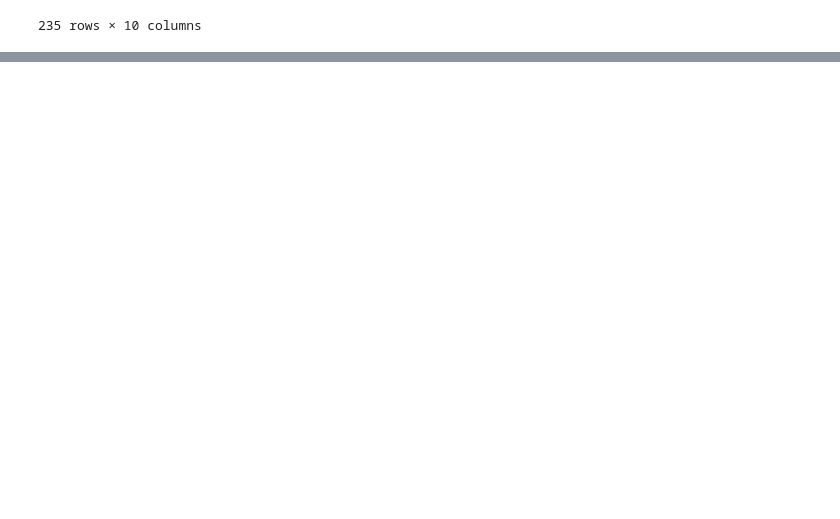
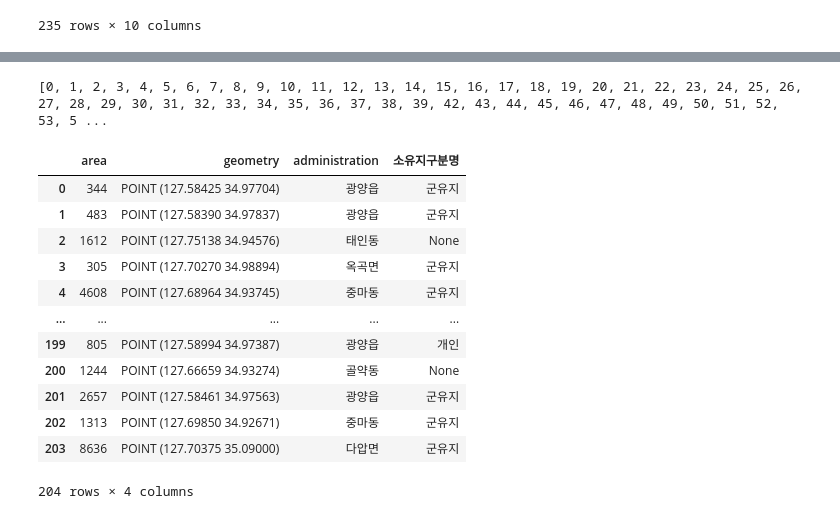
Before and after one commit to jaejae-yoo/COMPAS, a Jupyter notebook: polygon.ipynb, the cells around one changed output, grey strips where cells are left out. Saved outputs shown, nothing was run; the diff lists cells and outputs as text; code cells hidden in the pictures; blank space fills up the shorter version.

```diff
--- a/polygon.ipynb
+++ b/polygon.ipynb
@@ -260,0 +398,5 @@ campsite
+# %%
+traffic_facility_parkingLot = traffic_facility_parkingLot.drop([traffic_facility_parkingLot.index[153],traffic_facility_parkingLot.index[154],
+                                                               traffic_facility_parkingLot.index[155],traffic_facility_parkingLot.index[156]])
+traffic_facility_parkingLot.reset_index(drop=True,inplace=True)
+traffic_facility_parkingLot
@@ -260,0 +417,10 @@ campsite
+# %%
+tlist = []
+for i in range(len(traffic_facility_parkingLot)):
+    for j in range(len(gyboundary)):
+        if traffic_facility_parkingLot.geometry[i].within(gyboundary.geometry[j]) == True:
+            tlist.append(gyboundary.ADM_DR_NM[j])
+
+
+traffic_facility_parkingLot['administration'] = tlist
+traffic_facility_parkingLot
@@ -260,0 +466,38 @@ campsite
+# %%
+owner_list = []
+exception_list=[]
+count=0
+for i in range(len(traffic_facility_parkingLot.geometry)):
+    for j in range(len(owner_land.geometry)):
+        if traffic_facility_parkingLot.geometry[i].within(owner_land.geometry[j]) == True:
+            owner_list.append(owner_land.소유구분명[j])
+            exception_list.append(i)
+            count+=1
+            print(count)
+# %%
+print(exception_list)
+# %% [output]
+[0, 1, 2, 3, 4, 5, 6, 7, 8, 9, 10, 11, 12, 13, 14, 15, 16, 17, 18, 19, 20, 21, 22, 23, 24, 25, 26, 27, 28, 29, 30, 31, 32, 33, 34, 35, 36, 37, 38, 39, 42, 43, 44, 45, 46, 47, 48, 49, 50, 51, 52, 53, 5 ...
+# %%
+#40, 41번 index가 소유지 정보에 아예 존재하지 않음
+owner_list.insert(40, None)
+owner_list.insert(41, None)
+# %%
+# 26.광양시_도시계획(교통시설) 소유자구분 추가 완료
+
+traffic_facility_parkingLot['소유지구분명'] = owner_list
+traffic_facility_parkingLot
+# %% [output]
+|  | area | geometry | administration | 소유지구분명 |
+| 0 | 344 | POINT (127.58425 34.97704) | 광양읍 | 군유지 |
+| 1 | 483 | POINT (127.58390 34.97837) | 광양읍 | 군유지 |
+| 2 | 1612 | POINT (127.75138 34.94576) | 태인동 | None |
+| 3 | 305 | POINT (127.70270 34.98894) | 옥곡면 | 군유지 |
+| 4 | 4608 | POINT (127.68964 34.93745) | 중마동 | 군유지 |
+| ... | ... | ... | ... | ... |
+| 199 | 805 | POINT (127.58994 34.97387) | 광양읍 | 개인 |
+| 200 | 1244 | POINT (127.66659 34.93274) | 골약동 | None |
+| 201 | 2657 | POINT (127.58461 34.97563) | 광양읍 | 군유지 |
+| 202 | 1313 | POINT (127.69850 34.92671) | 중마동 | 군유지 |
+| 203 | 8636 | POINT (127.70375 35.09000) | 다압면 | 군유지 |
+204 rows × 4 columns
```
Also changed, not shown: parts of 31 cells of this notebook, 3 other files.
